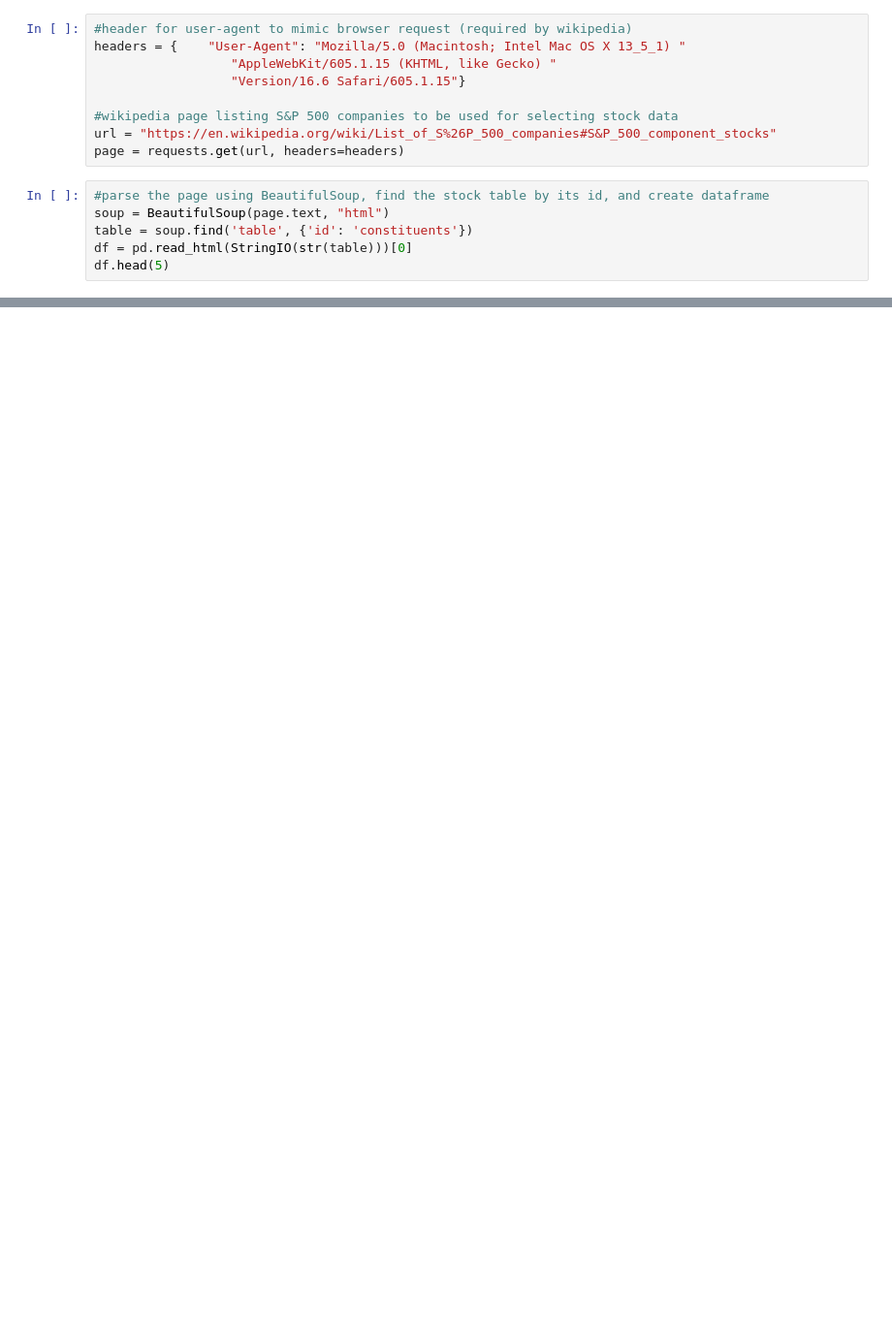
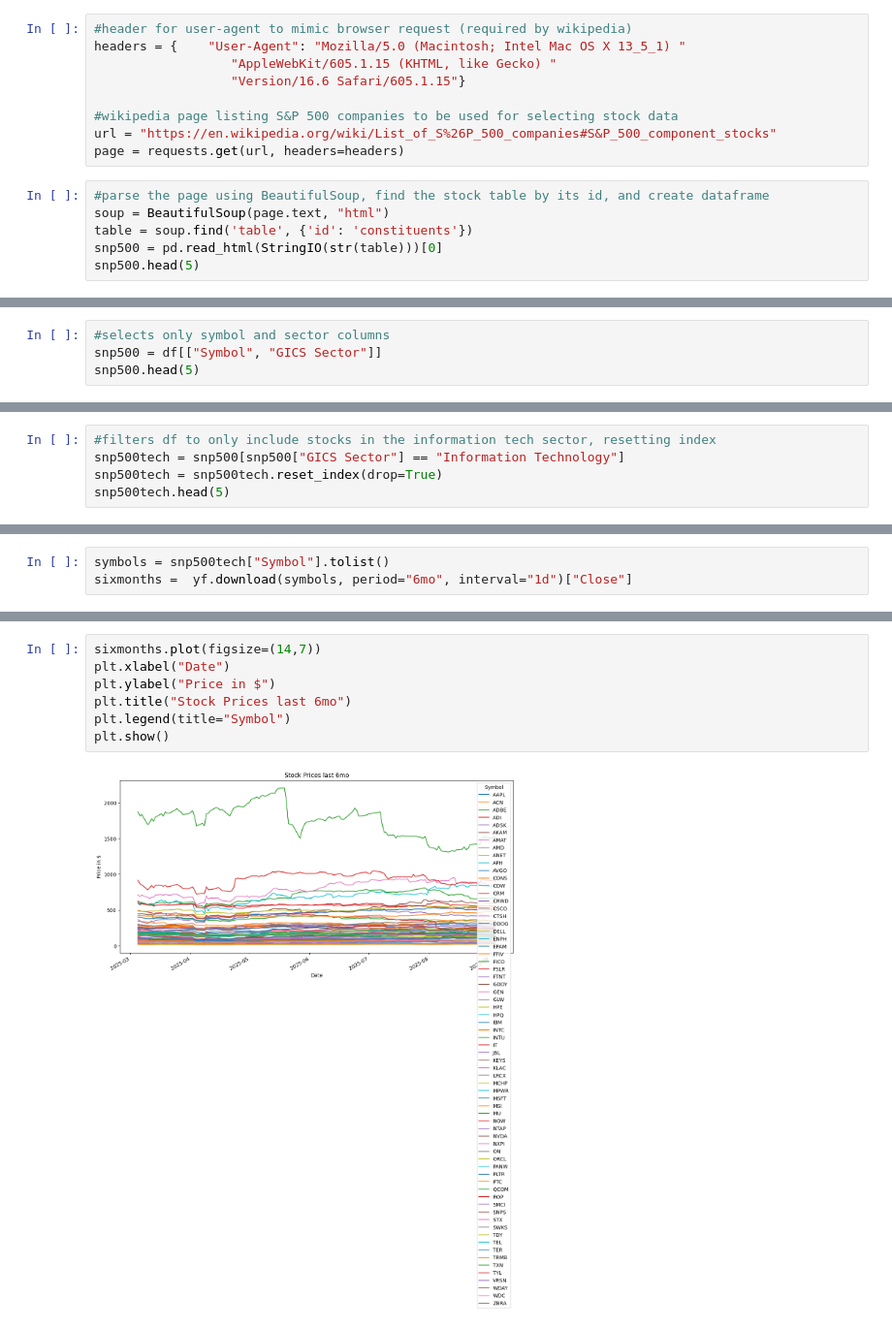
Before and after one commit to mbrwn22/StockModeling, a Jupyter notebook: jupytertest.ipynb, the cells around one changed output, grey strips where cells are left out. Shown: that part at 97% size. Cells and saved outputs as stored; diff of their text form; blank space fills up the shorter version.

Commit message:
incorporated yfinance to pull historical stock data, creating initial rough plot

```diff
--- a/jupytertest.ipynb
+++ b/jupytertest.ipynb
@@ -16,8 +20,8 @@ page = requests.get(url, headers=headers)
 #parse the page using BeautifulSoup, find the stock table by its id, and create dataframe
 soup = BeautifulSoup(page.text, "html")
 table = soup.find('table', {'id': 'constituents'})
-df = pd.read_html(StringIO(str(table)))[0]
-df.head(5)
+snp500 = pd.read_html(StringIO(str(table)))[0]
+snp500.head(5)
 # %% [output]
 |  | Symbol | Security | GICS Sector | GICS Sub-Industry | Headquarters Location | Date added | CIK | Founded |
 | 0 | MMM | 3M | Industrials | Industrial Conglomerates | Saint Paul, Minnesota | 1957-03-04 | 66740 | 1902 |
@@ -25,3 +29,7 @@ df.head(5)
 | 2 | ABT | Abbott Laboratories | Health Care | Health Care Equipment | North Chicago, Illinois | 1957-03-04 | 1800 | 1888 |
 | 3 | ABBV | AbbVie | Health Care | Biotechnology | North Chicago, Illinois | 2012-12-31 | 1551152 | 2013 (1888) |
 | 4 | ACN | Accenture | Information Technology | IT Consulting & Other Services | Dublin, Ireland | 2011-07-06 | 1467373 | 1989 |
+# %%
+#selects only symbol and sector columns
+snp500 = df[["Symbol", "GICS Sector"]]
+snp500.head(5)
@@ -27,0 +43,5 @@ df.head(5)
+# %%
+#filters df to only include stocks in the information tech sector, resetting index
+snp500tech = snp500[snp500["GICS Sector"] == "Information Technology"]
+snp500tech = snp500tech.reset_index(drop=True)
+snp500tech.head(5)
@@ -27,0 +55,3 @@ df.head(5)
+# %%
+symbols = snp500tech["Symbol"].tolist()
+sixmonths =  yf.download(symbols, period="6mo", interval="1d")["Close"]
@@ -27,0 +71,9 @@ df.head(5)
+# %%
+sixmonths.plot(figsize=(14,7))
+plt.xlabel("Date")
+plt.ylabel("Price in $")
+plt.title("Stock Prices last 6mo")
+plt.legend(title="Symbol")
+plt.show()
+# %% [output]
+[figure, added]
```
Also changed, not shown: parts of 5 cells of this notebook, 1 other file.
